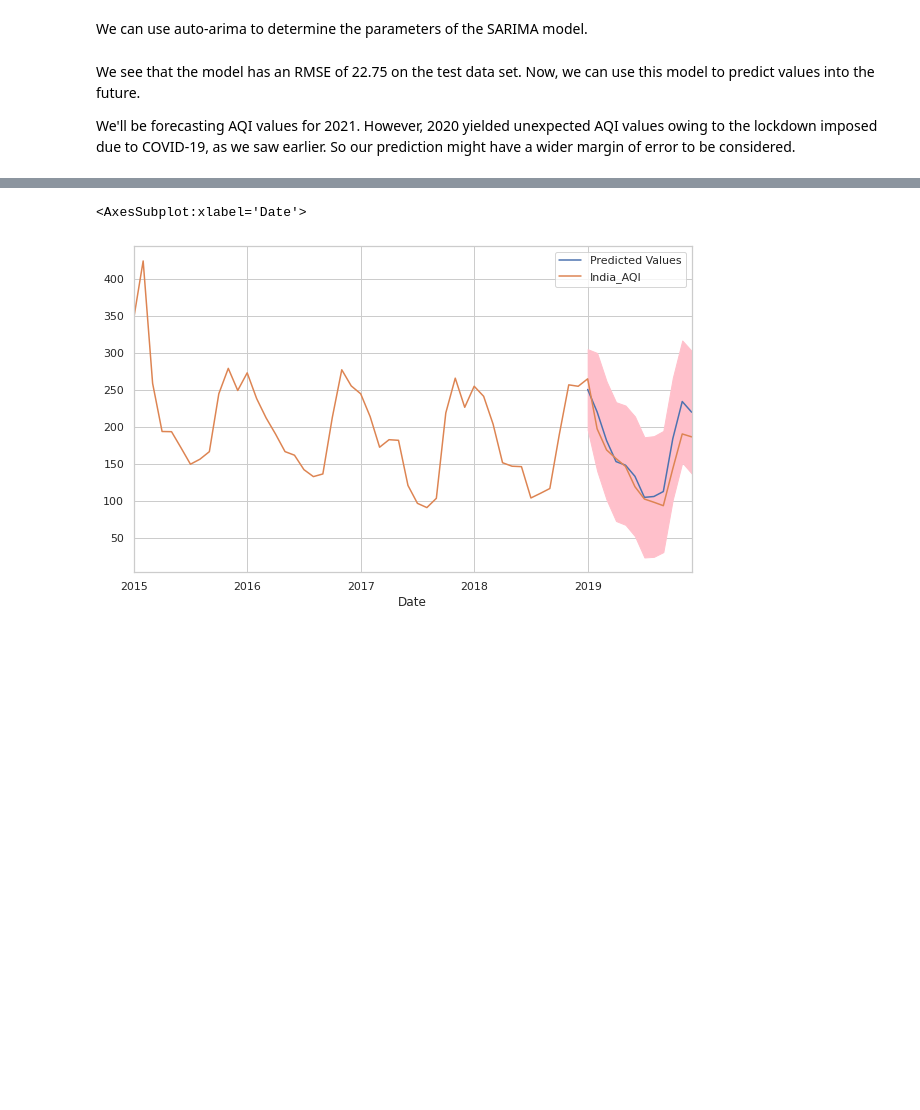
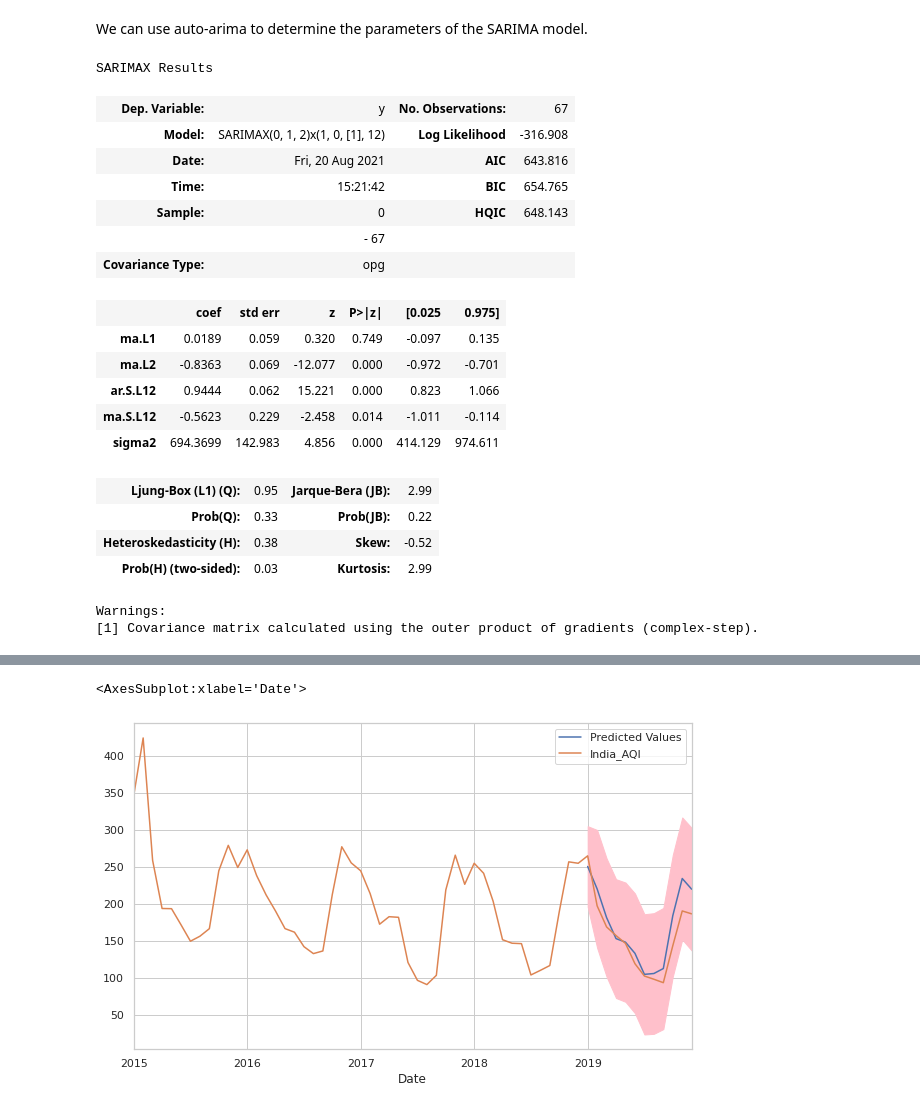
Before and after one commit to IndraP24/Air-Quality-Viz-App, a Jupyter notebook: notebooks/india-s-aqi-eda-forecasting-sarima.ipynb, the cells around one changed output, grey strips where cells are left out. Drawn from its saved outputs; the diff is of its cells as text; code cells hidden in the pictures; blank space fills up the shorter version.

```diff
--- a/notebooks/india-s-aqi-eda-forecasting-sarima.ipynb
+++ b/notebooks/india-s-aqi-eda-forecasting-sarima.ipynb
@@ -513,12 +513,29 @@ We can use auto-arima to determine the parameters of the SARIMA model.
 #import pmdarima
 from pmdarima import auto_arima;
 # %%
-auto_arima(y=cities['India_AQI'],start_p=1,start_P=1,start_q=1,start_Q=1,seasonal=True,m=12, stepwise=\
-          True).summary()
+auto_arima(y=cities['India_AQI'],start_p=1,start_P=1,start_q=1,start_Q=1,seasonal=True,m=12,
+           stepwise=True).summary()
+# %% [output]
+SARIMAX Results
+| Dep. Variable: | y | No. Observations: | 67 |
+| Model: | SARIMAX(0, 1, 2)x(1, 0, [1], 12) | Log Likelihood | -316.908 |
+| Date: | Fri, 20 Aug 2021 | AIC | 643.816 |
+| Time: | 15:21:42 | BIC | 654.765 |
+| Sample: | 0 | HQIC | 648.143 |
+|  | - 67 |  |  |
+| Covariance Type: | opg |  |  |
+|  | coef | std err | z | P>|z| | [0.025 | 0.975] |
+| ma.L1 | 0.0189 | 0.059 | 0.320 | 0.749 | -0.097 | 0.135 |
+| ma.L2 | -0.8363 | 0.069 | -12.077 | 0.000 | -0.972 | -0.701 |
+| ar.S.L12 | 0.9444 | 0.062 | 15.221 | 0.000 | 0.823 | 1.066 |
+| ma.S.L12 | -0.5623 | 0.229 | -2.458 | 0.014 | -1.011 | -0.114 |
+| sigma2 | 694.3699 | 142.983 | 4.856 | 0.000 | 414.129 | 974.611 |
+| Ljung-Box (L1) (Q): | 0.95 | Jarque-Bera (JB): | 2.99 |
+| Prob(Q): | 0.33 | Prob(JB): | 0.22 |
+| Heteroskedasticity (H): | 0.38 | Skew: | -0.52 |
+| Prob(H) (two-sided): | 0.03 | Kurtosis: | 2.99 |
+Warnings:
+[1] Covariance matrix calculated using the outer product of gradients (complex-step).
-# %% [markdown]
-We see that the model has an RMSE of 22.75 on the test data set. Now, we can use this model to predict values into the future.
-
-We'll be forecasting AQI values for 2021. However, 2020 yielded unexpected AQI values owing to the lockdown imposed due to COVID-19, as we saw earlier. So our prediction might have a wider margin of error to be considered.
 # %%
 #dividing into train and test:
 train_data=cities['India_AQI'][:'2018-12']
```
Also changed, not shown: parts of 3 cells of this notebook.
